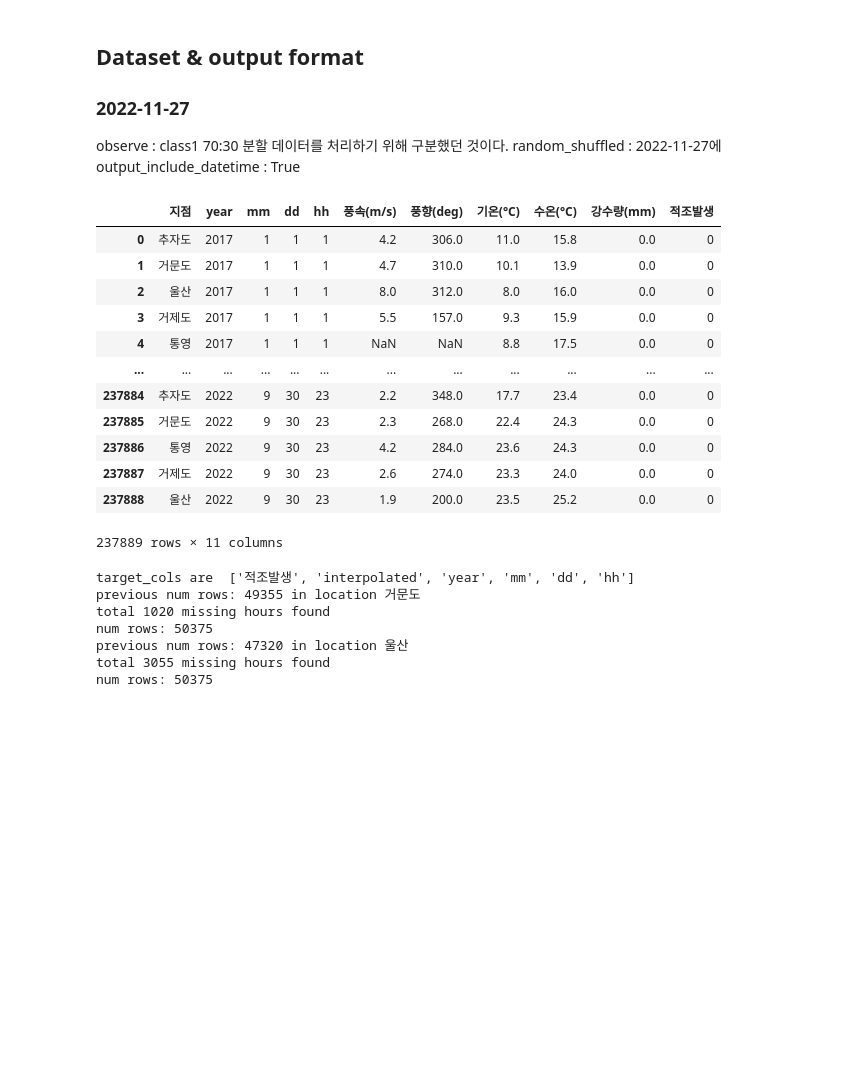
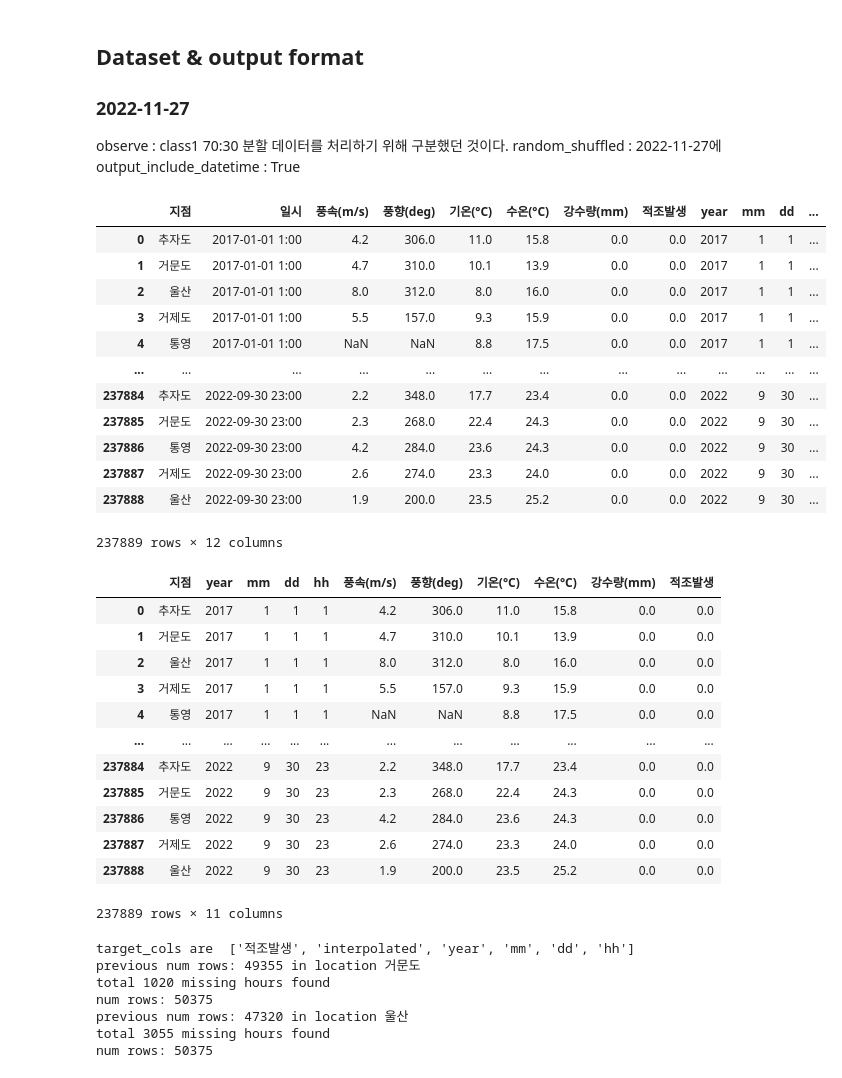
Before and after one commit to chhyyi/aiffelthon, a Jupyter notebook: class1_LSTM&GRU_preprocess.ipynb, the cells around one changed output. Cells and saved outputs as stored; diff of their text form; code cells hidden in the pictures; blank space fills up the shorter version.

```diff
--- a/class1_LSTM&GRU_preprocess.ipynb
+++ b/class1_LSTM&GRU_preprocess.ipynb
@@ -56,10 +64,27 @@ output_include_datetime : True
+# %%
+ds
+# %% [output]
+|  | 지점 | 일시 | 풍속(m/s) | 풍향(deg) | 기온(°C) | 수온(°C) | 강수량(mm) | 적조발생 | year | mm | dd | ... |
+| 0 | 추자도 | 2017-01-01 1:00 | 4.2 | 306.0 | 11.0 | 15.8 | 0.0 | 0.0 | 2017 | 1 | 1 | ... |
+| 1 | 거문도 | 2017-01-01 1:00 | 4.7 | 310.0 | 10.1 | 13.9 | 0.0 | 0.0 | 2017 | 1 | 1 | ... |
+| 2 | 울산 | 2017-01-01 1:00 | 8.0 | 312.0 | 8.0 | 16.0 | 0.0 | 0.0 | 2017 | 1 | 1 | ... |
+| 3 | 거제도 | 2017-01-01 1:00 | 5.5 | 157.0 | 9.3 | 15.9 | 0.0 | 0.0 | 2017 | 1 | 1 | ... |
+| 4 | 통영 | 2017-01-01 1:00 | NaN | NaN | 8.8 | 17.5 | 0.0 | 0.0 | 2017 | 1 | 1 | ... |
+| ... | ... | ... | ... | ... | ... | ... | ... | ... | ... | ... | ... | ... |
+| 237884 | 추자도 | 2022-09-30 23:00 | 2.2 | 348.0 | 17.7 | 23.4 | 0.0 | 0.0 | 2022 | 9 | 30 | ... |
+| 237885 | 거문도 | 2022-09-30 23:00 | 2.3 | 268.0 | 22.4 | 24.3 | 0.0 | 0.0 | 2022 | 9 | 30 | ... |
+| 237886 | 통영 | 2022-09-30 23:00 | 4.2 | 284.0 | 23.6 | 24.3 | 0.0 | 0.0 | 2022 | 9 | 30 | ... |
+| 237887 | 거제도 | 2022-09-30 23:00 | 2.6 | 274.0 | 23.3 | 24.0 | 0.0 | 0.0 | 2022 | 9 | 30 | ... |
+| 237888 | 울산 | 2022-09-30 23:00 | 1.9 | 200.0 | 23.5 | 25.2 | 0.0 | 0.0 | 2022 | 9 | 30 | ... |
+237889 rows × 12 columns
 # %%
 dt_index=['year', 'mm', 'dd', 'hh']
 
-if observe:
-    df_default_index=['지점',  'year', 'mm', 'dd', 'hh', '풍속(m/s)', '풍향(deg)', '기온(°C)', '수온(°C)', '강수량(mm)', '적조발생(실측)']
-else:
-    df_default_index=['지점',  'year', 'mm', 'dd', 'hh', '풍속(m/s)', '풍향(deg)', '기온(°C)', '수온(°C)', '강수량(mm)', '적조발생(조건)']
+#if observe:
+#    df_default_index=['지점',  'year', 'mm', 'dd', 'hh', '풍속(m/s)', '풍향(deg)', '기온(°C)', '수온(°C)', '강수량(mm)', '적조발생(실측)']
+#else:
+#    df_default_index=['지점',  'year', 'mm', 'dd', 'hh', '풍속(m/s)', '풍향(deg)', '기온(°C)', '수온(°C)', '강수량(mm)', '적조발생(조건)']
+#
 
 if random_shuffled==False:
     df_default_index=['지점',  'year', 'mm', 'dd', 'hh', '풍속(m/s)', '풍향(deg)', '기온(°C)', '수온(°C)', '강수량(mm)', '적조발생']
@@ -75,17 +100,17 @@ ds=ds[df_default_index]
 ds
 # %% [output]
 |  | 지점 | year | mm | dd | hh | 풍속(m/s) | 풍향(deg) | 기온(°C) | 수온(°C) | 강수량(mm) | 적조발생 |
-| 0 | 추자도 | 2017 | 1 | 1 | 1 | 4.2 | 306.0 | 11.0 | 15.8 | 0.0 | 0 |
-| 1 | 거문도 | 2017 | 1 | 1 | 1 | 4.7 | 310.0 | 10.1 | 13.9 | 0.0 | 0 |
-| 2 | 울산 | 2017 | 1 | 1 | 1 | 8.0 | 312.0 | 8.0 | 16.0 | 0.0 | 0 |
-| 3 | 거제도 | 2017 | 1 | 1 | 1 | 5.5 | 157.0 | 9.3 | 15.9 | 0.0 | 0 |
-| 4 | 통영 | 2017 | 1 | 1 | 1 | NaN | NaN | 8.8 | 17.5 | 0.0 | 0 |
+| 0 | 추자도 | 2017 | 1 | 1 | 1 | 4.2 | 306.0 | 11.0 | 15.8 | 0.0 | 0.0 |
+| 1 | 거문도 | 2017 | 1 | 1 | 1 | 4.7 | 310.0 | 10.1 | 13.9 | 0.0 | 0.0 |
+| 2 | 울산 | 2017 | 1 | 1 | 1 | 8.0 | 312.0 | 8.0 | 16.0 | 0.0 | 0.0 |
+| 3 | 거제도 | 2017 | 1 | 1 | 1 | 5.5 | 157.0 | 9.3 | 15.9 | 0.0 | 0.0 |
+| 4 | 통영 | 2017 | 1 | 1 | 1 | NaN | NaN | 8.8 | 17.5 | 0.0 | 0.0 |
 | ... | ... | ... | ... | ... | ... | ... | ... | ... | ... | ... | ... |
-| 237884 | 추자도 | 2022 | 9 | 30 | 23 | 2.2 | 348.0 | 17.7 | 23.4 | 0.0 | 0 |
-| 237885 | 거문도 | 2022 | 9 | 30 | 23 | 2.3 | 268.0 | 22.4 | 24.3 | 0.0 | 0 |
-| 237886 | 통영 | 2022 | 9 | 30 | 23 | 4.2 | 284.0 | 23.6 | 24.3 | 0.0 | 0 |
-| 237887 | 거제도 | 2022 | 9 | 30 | 23 | 2.6 | 274.0 | 23.3 | 24.0 | 0.0 | 0 |
-| 237888 | 울산 | 2022 | 9 | 30 | 23 | 1.9 | 200.0 | 23.5 | 25.2 | 0.0 | 0 |
+| 237884 | 추자도 | 2022 | 9 | 30 | 23 | 2.2 | 348.0 | 17.7 | 23.4 | 0.0 | 0.0 |
+| 237885 | 거문도 | 2022 | 9 | 30 | 23 | 2.3 | 268.0 | 22.4 | 24.3 | 0.0 | 0.0 |
+| 237886 | 통영 | 2022 | 9 | 30 | 23 | 4.2 | 284.0 | 23.6 | 24.3 | 0.0 | 0.0 |
+| 237887 | 거제도 | 2022 | 9 | 30 | 23 | 2.6 | 274.0 | 23.3 | 24.0 | 0.0 | 0.0 |
+| 237888 | 울산 | 2022 | 9 | 30 | 23 | 1.9 | 200.0 | 23.5 | 25.2 | 0.0 | 0.0 |
 237889 rows × 11 columns
 # %%
 
```
Also changed, not shown: parts of 4 cells of this notebook.
